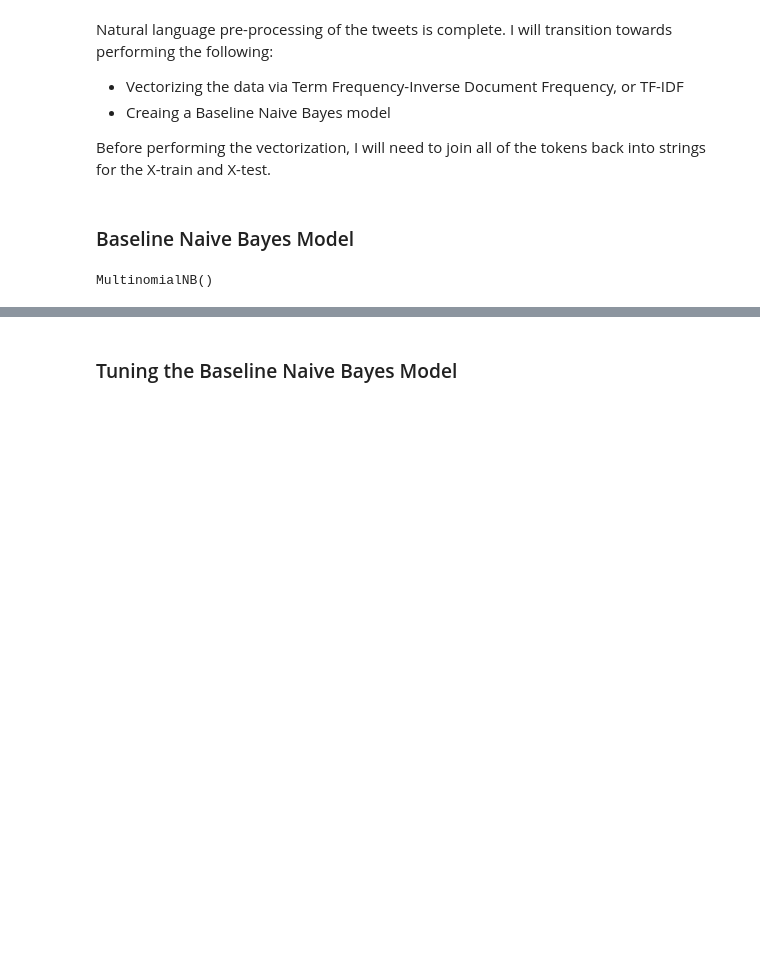
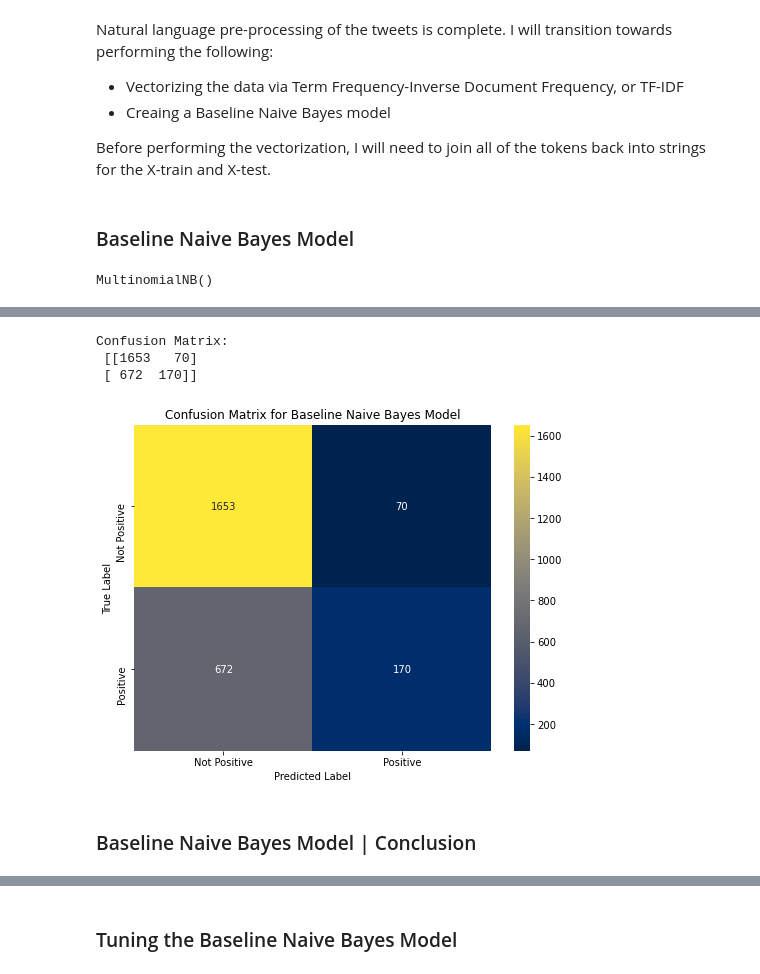
Before and after one commit to keithotuomagie/tweet_analysis, a Jupyter notebook: notebook.ipynb, the cells around one changed output, grey strips where cells are left out. Saved outputs shown, nothing was run; the diff lists cells and outputs as text; code cells hidden in the pictures; blank space fills up the shorter version.

Commit message:
Notebook | Updating Modeling

```diff
--- a/notebook.ipynb
+++ b/notebook.ipynb
@@ -708,0 +725,19 @@ def evaluation_metrics(y_hat_train_baseline, y_train, y_hat_test_baseline, y_tes
+# %%
+# Creating confustion matrix function
+
+def cnf_matrix_display(y_test, y_hat_test, title):
+
+    # Defining labels for the confusion matrix
+    labels = ['Not Positive', 'Positive']
+
+    # Creating the confusion matrix
+    conf_matrix = confusion_matrix(y_test, y_hat_test)
+
+    print('Confusion Matrix:\n', conf_matrix)
+
+    plt.figure(figsize=(8, 6))
+    sns.heatmap(conf_matrix, annot=True, fmt='d', cmap="cividis", xticklabels=labels, yticklabels=labels)
+    plt.xlabel('Predicted Label')
+    plt.ylabel('True Label')
+    plt.title(title)
+    plt.show()
@@ -708,0 +766,11 @@ def evaluation_metrics(y_hat_train_baseline, y_train, y_hat_test_baseline, y_tes
+# %%
+# Creating Confusion Marix for Baseline Naive Bayes Model
+
+cnf_matrix_display(y_test, y_hat_test_mnb_base, title='Confusion Matrix for Baseline Naive Bayes Model')
+# %% [output]
+Confusion Matrix:
+ [[1653   70]
+ [ 672  170]]
+[figure, added]
+# %% [markdown]
+### Baseline Naive Bayes Model | Conclusion
```
Also changed, not shown: parts of 20 cells of this notebook.
